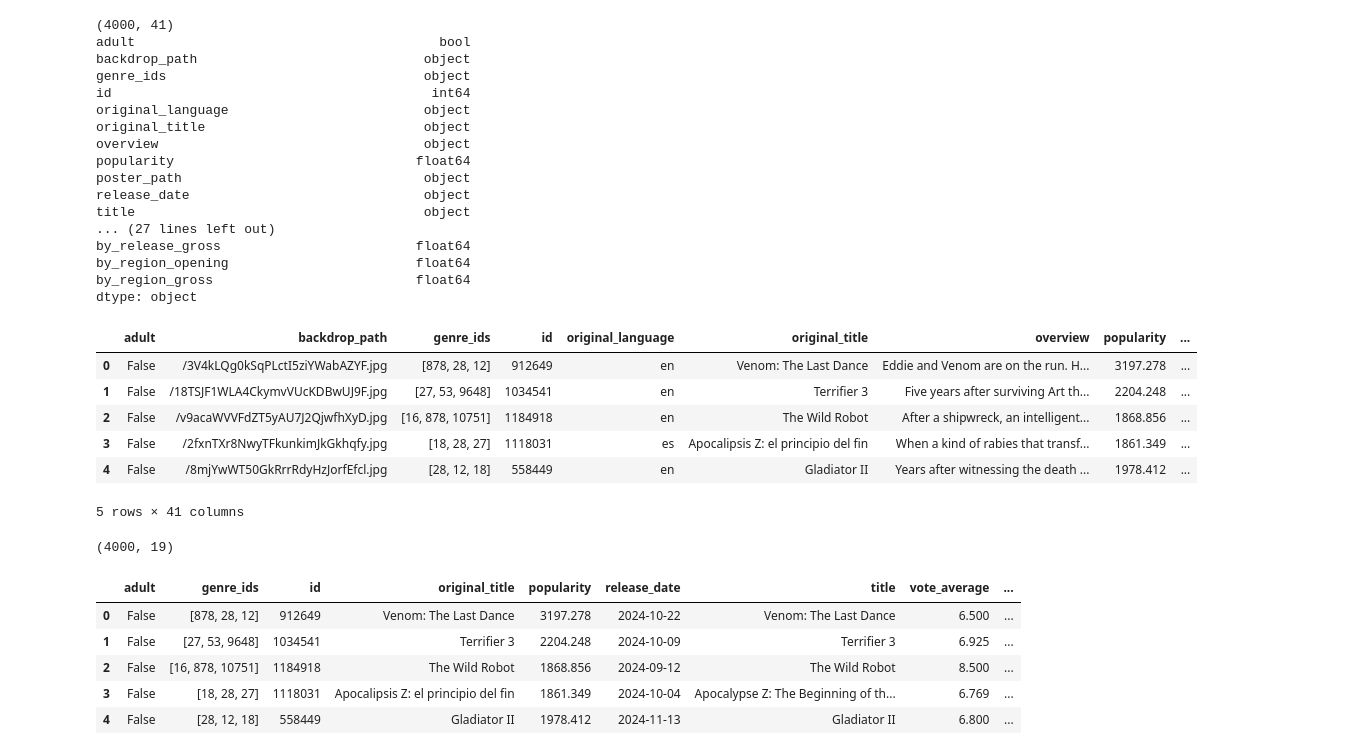
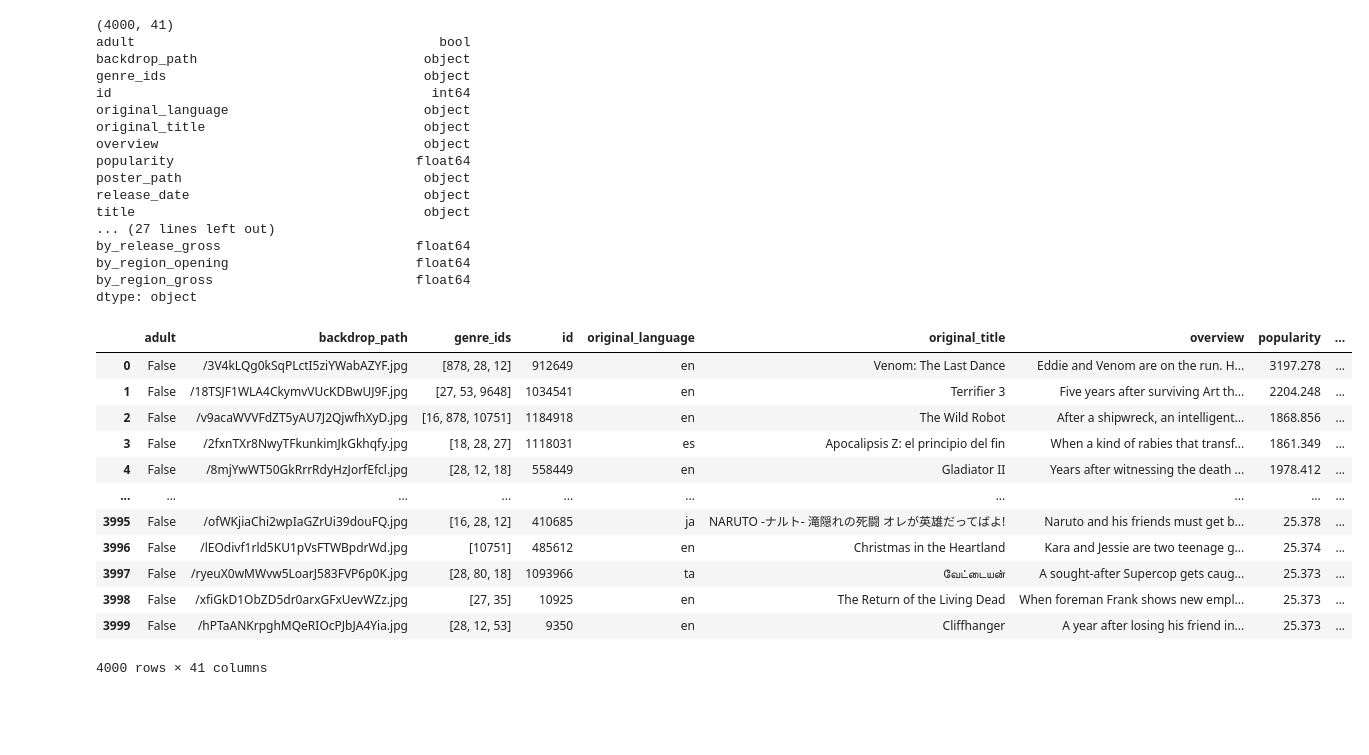
Before and after one commit to minhnhat-nguyen/HCMUS-Movie-Analytics, a Jupyter notebook: src/preprocessing/preprocess.ipynb, the cells around one changed output. Drawn from its saved outputs; the diff is of its cells as text; code cells hidden in the pictures; blank space fills up the shorter version.

```diff
--- a/src/preprocessing/preprocess.ipynb
+++ b/src/preprocessing/preprocess.ipynb
@@ -4,69 +5,36 @@ import json
 # %%
 raw_data = pd.read_csv('../../data/movies.csv')
 print(raw_data.shape)
 print(raw_data.dtypes)
-raw_data.head()
+raw_data
 # %% [output]
 (4000, 41)
 adult                                       bool
 backdrop_path                             object
 genre_ids                                 object
 id                                         int64
 original_language                         object
 original_title                            object
 overview                                  object
 popularity                               float64
 poster_path                               object
 release_date                              object
 title                                     object
 ... (27 lines left out)
 by_release_gross                         float64
 by_region_opening                        float64
 by_region_gross                          float64
 dtype: object
 |  | adult | backdrop_path | genre_ids | id | original_language | original_title | overview | popularity | ... |
 | 0 | False | /3V4kLQg0kSqPLctI5ziYWabAZYF.jpg | [878, 28, 12] | 912649 | en | Venom: The Last Dance | Eddie and Venom are on the run. H... | 3197.278 | ... |
 | 1 | False | /18TSJF1WLA4CkymvVUcKDBwUJ9F.jpg | [27, 53, 9648] | 1034541 | en | Terrifier 3 | Five years after surviving Art th... | 2204.248 | ... |
 | 2 | False | /v9acaWVVFdZT5yAU7J2QjwfhXyD.jpg | [16, 878, 10751] | 1184918 | en | The Wild Robot | After a shipwreck, an intelligent... | 1868.856 | ... |
 | 3 | False | /2fxnTXr8NwyTFkunkimJkGkhqfy.jpg | [18, 28, 27] | 1118031 | es | Apocalipsis Z: el principio del fin | When a kind of rabies that transf... | 1861.349 | ... |
 | 4 | False | /8mjYwWT50GkRrrRdyHzJorfEfcl.jpg | [28, 12, 18] | 558449 | en | Gladiator II | Years after witnessing the death ... | 1978.412 | ... |
+| ... | ... | ... | ... | ... | ... | ... | ... | ... | ... |
+| 3995 | False | /ofWKjiaChi2wpIaGZrUi39douFQ.jpg | [16, 28, 12] | 410685 | ja | NARUTO -ナルト- 滝隠れの死闘 オレが英雄だってばよ! | Naruto and his friends must get b... | 25.378 | ... |
+| 3996 | False | /lEOdivf1rld5KU1pVsFTWBpdrWd.jpg | [10751] | 485612 | en | Christmas in the Heartland | Kara and Jessie are two teenage g... | 25.374 | ... |
+| 3997 | False | /ryeuX0wMWvw5LoarJ583FVP6p0K.jpg | [28, 80, 18] | 1093966 | ta | வேட்டையன் | A sought-after Supercop gets caug... | 25.373 | ... |
+| 3998 | False | /xfiGkD1ObZD5dr0arxGFxUevWZz.jpg | [27, 35] | 10925 | en | The Return of the Living Dead | When foreman Frank shows new empl... | 25.373 | ... |
+| 3999 | False | /hPTaANKrpghMQeRIOcPJbJA4Yia.jpg | [28, 12, 53] | 9350 | en | Cliffhanger | A year after losing his friend in... | 25.373 | ... |
-5 rows × 41 columns
+4000 rows × 41 columns
-# %%
-columns_to_drop = [
-    "video",
-    "overview",
-    "original_language",
-    "production_countries",
-    "by_release_opening",
-    "by_release_gross",
-    "by_region_opening",
-    "by_region_gross",
-    "genres",
-    "china_opening",
-    "china_gross",
-    "poster_path",
-    "status",
-    "backdrop_path",
-    "domestic_gross",
-    "asia_pacific_gross",
-    "europe_middle_east_and_africa_gross",
-    "latin_america_opening",
-    "latin_america_gross",
-    "tagline",
-    "spoken_languages",
-    "revenue",
-]
-
-raw_data = raw_data.drop(columns=columns_to_drop)
-
-print(raw_data.shape)
-
-raw_data.head()
-# %% [output]
-(4000, 19)
-|  | adult | genre_ids | id | original_title | popularity | release_date | title | vote_average | ... |
-| 0 | False | [878, 28, 12] | 912649 | Venom: The Last Dance | 3197.278 | 2024-10-22 | Venom: The Last Dance | 6.500 | ... |
-| 1 | False | [27, 53, 9648] | 1034541 | Terrifier 3 | 2204.248 | 2024-10-09 | Terrifier 3 | 6.925 | ... |
-| 2 | False | [16, 878, 10751] | 1184918 | The Wild Robot | 1868.856 | 2024-09-12 | The Wild Robot | 8.500 | ... |
-| 3 | False | [18, 28, 27] | 1118031 | Apocalipsis Z: el principio del fin | 1861.349 | 2024-10-04 | Apocalypse Z: The Beginning of th... | 6.769 | ... |
-| 4 | False | [28, 12, 18] | 558449 | Gladiator II | 1978.412 | 2024-11-13 | Gladiator II | 6.800 | ... |
```
Also changed, not shown: parts of 11 cells of this notebook, 1 other file.
